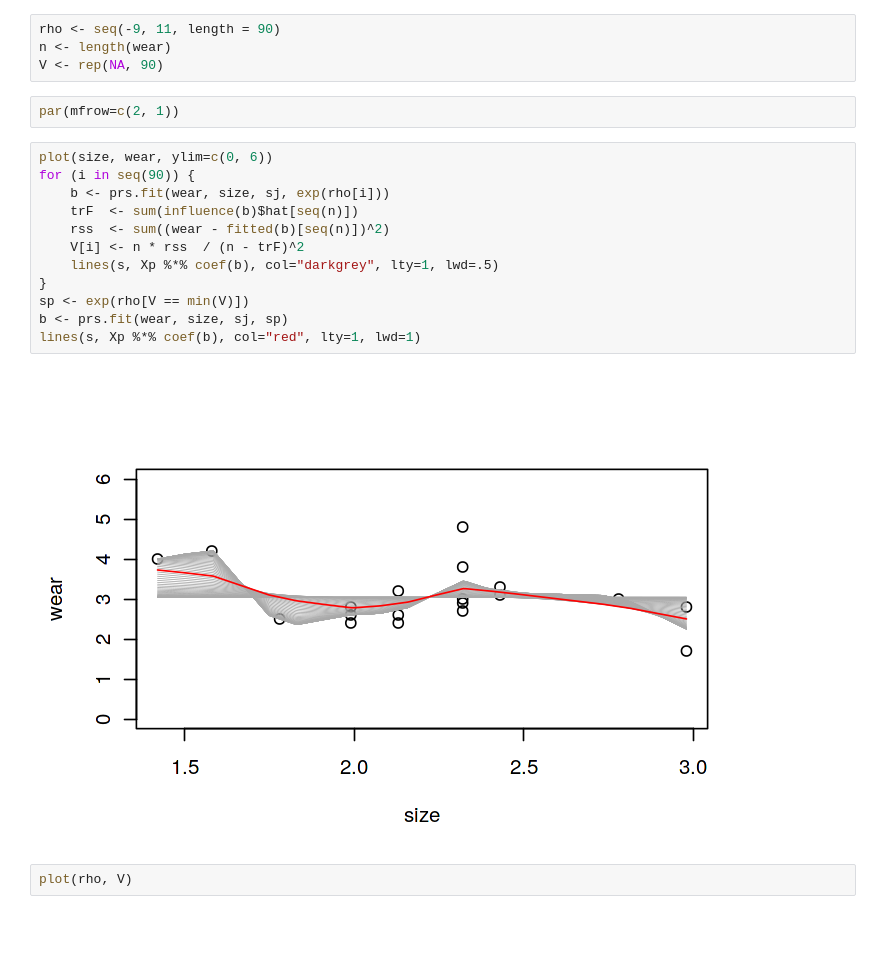
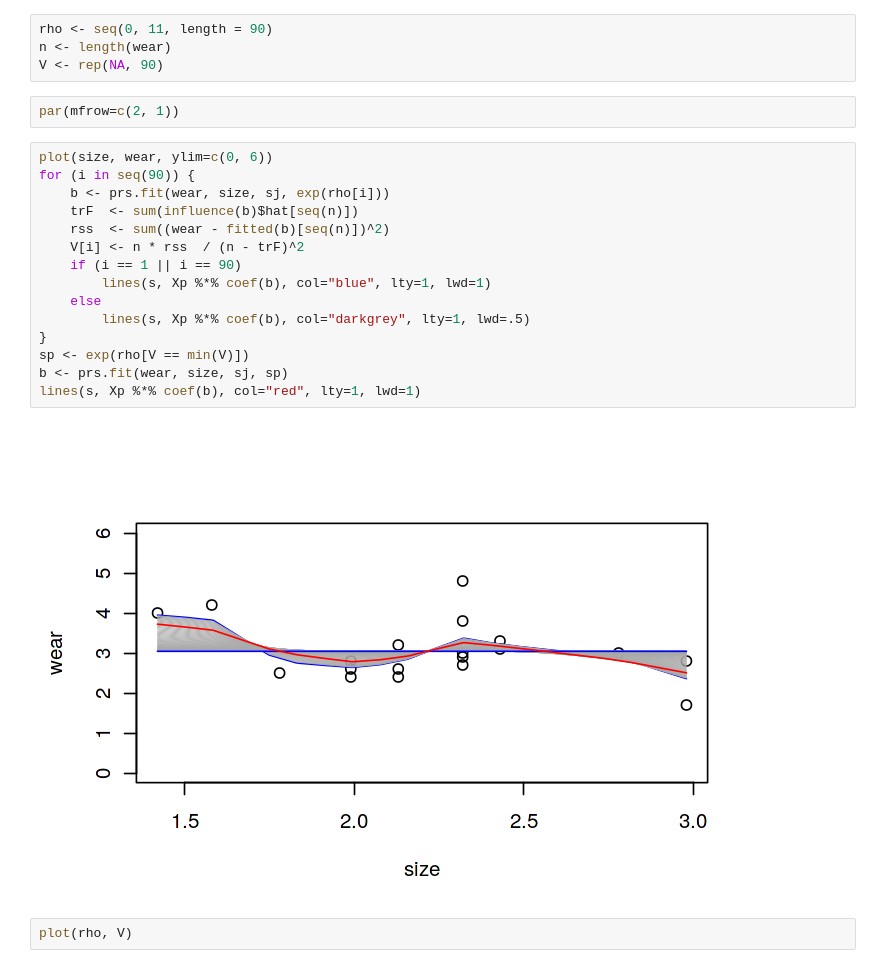
Before and after one commit to dirmeier/etudes, a Jupyter notebook: bayesian_views_on_splines.ipynb, the cells around one changed output. Saved outputs shown, nothing was run; the diff lists cells and outputs as text; blank space fills up the shorter version.

```diff
--- a/bayesian_views_on_splines.ipynb
+++ b/bayesian_views_on_splines.ipynb
@@ -109,7 +111,7 @@ lines(s, Xp %*% coef(b))
 # %% [output]
 [figure]
 # %%
-rho <- seq(-9, 11, length = 90)
+rho <- seq(0, 11, length = 90)
 n <- length(wear)
 V <- rep(NA, 90)
 # %%
@@ -117,17 +119,20 @@ par(mfrow=c(2, 1))
 # %%
 plot(size, wear, ylim=c(0, 6))
 for (i in seq(90)) {
     b <- prs.fit(wear, size, sj, exp(rho[i]))
     trF  <- sum(influence(b)$hat[seq(n)])
     rss  <- sum((wear - fitted(b)[seq(n)])^2)
     V[i] <- n * rss  / (n - trF)^2
-    lines(s, Xp %*% coef(b), col="darkgrey", lty=1, lwd=.5)
+    if (i == 1 || i == 90)
+        lines(s, Xp %*% coef(b), col="blue", lty=1, lwd=1)
+    else
+        lines(s, Xp %*% coef(b), col="darkgrey", lty=1, lwd=.5)
 }
 sp <- exp(rho[V == min(V)])
 b <- prs.fit(wear, size, sj, sp)
 lines(s, Xp %*% coef(b), col="red", lty=1, lwd=1)
 # %% [output]
-[figure, old version]
+[figure, new version]
 # %%
 plot(rho, V)
 # %% [output]
```
Also changed, not shown: parts of 6 cells of this notebook.
